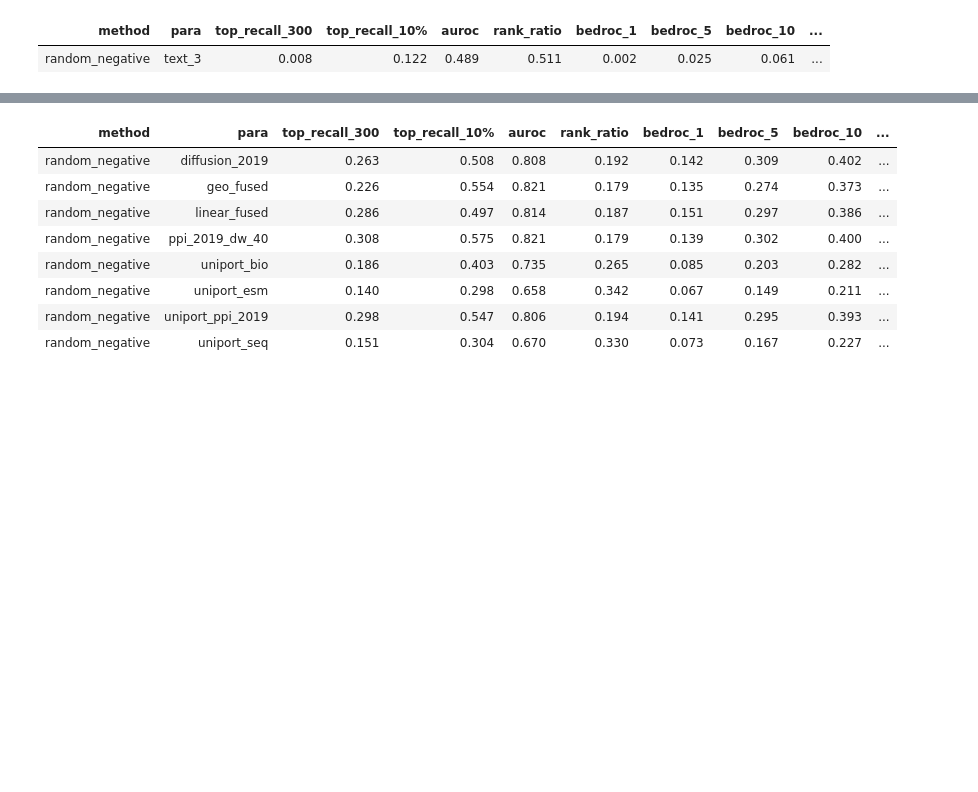
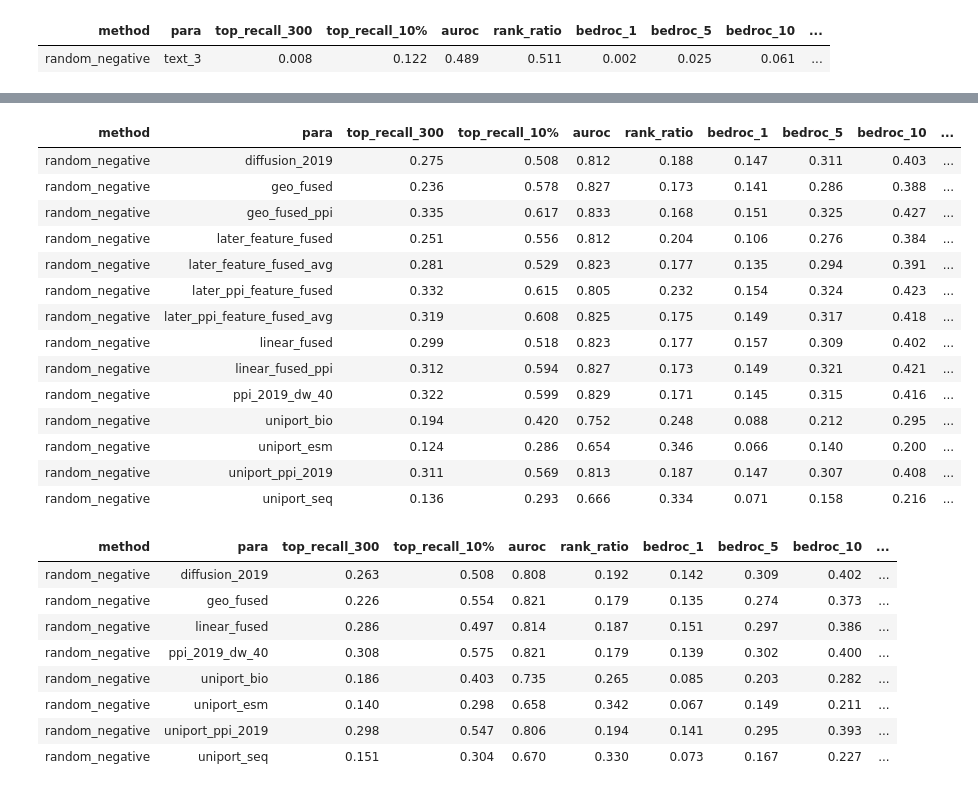
Before and after one commit to ZiyuZhang1/svm, a Jupyter notebook: src/results_analysis_all_bioweights.ipynb, the cells around one changed output, grey strips where cells are left out. Drawn from its saved outputs; the diff is of its cells as text; code cells hidden in the pictures; blank space fills up the shorter version.

```diff
--- a/src/results_analysis_all_bioweights.ipynb
+++ b/src/results_analysis_all_bioweights.ipynb
@@ -669,3 +836,27 @@ prcess_and_save_xlsx(fused_2019,all_avg_df,out_path)
+# %%
+
+root = '/itf-fi-ml/shared/users/ziyuzh/svm/results/2019_df_oob'
+out_path = root+'.xlsx'
+temp_df = pd.read_csv(os.path.join(root,os.listdir(root)[2]))
+
+fused_2019, all_avg_df = show_table(root,ban_list=['C23','C50'],fnum=len(temp_df),fused = True,input_weights = True)
+prcess_and_save_xlsx(fused_2019,all_avg_df,out_path)
+# %% [output]
+| method | para | top_recall_300 | top_recall_10% | auroc | rank_ratio | bedroc_1 | bedroc_5 | bedroc_10 | ... |
+| random_negative | diffusion_2019 | 0.275 | 0.508 | 0.812 | 0.188 | 0.147 | 0.311 | 0.403 | ... |
+| random_negative | geo_fused | 0.236 | 0.578 | 0.827 | 0.173 | 0.141 | 0.286 | 0.388 | ... |
+| random_negative | geo_fused_ppi | 0.335 | 0.617 | 0.833 | 0.168 | 0.151 | 0.325 | 0.427 | ... |
+| random_negative | later_feature_fused | 0.251 | 0.556 | 0.812 | 0.204 | 0.106 | 0.276 | 0.384 | ... |
+| random_negative | later_feature_fused_avg | 0.281 | 0.529 | 0.823 | 0.177 | 0.135 | 0.294 | 0.391 | ... |
+| random_negative | later_ppi_feature_fused | 0.332 | 0.615 | 0.805 | 0.232 | 0.154 | 0.324 | 0.423 | ... |
+| random_negative | later_ppi_feature_fused_avg | 0.319 | 0.608 | 0.825 | 0.175 | 0.149 | 0.317 | 0.418 | ... |
+| random_negative | linear_fused | 0.299 | 0.518 | 0.823 | 0.177 | 0.157 | 0.309 | 0.402 | ... |
+| random_negative | linear_fused_ppi | 0.312 | 0.594 | 0.827 | 0.173 | 0.149 | 0.321 | 0.421 | ... |
+| random_negative | ppi_2019_dw_40 | 0.322 | 0.599 | 0.829 | 0.171 | 0.145 | 0.315 | 0.416 | ... |
+| random_negative | uniport_bio | 0.194 | 0.420 | 0.752 | 0.248 | 0.088 | 0.212 | 0.295 | ... |
+| random_negative | uniport_esm | 0.124 | 0.286 | 0.654 | 0.346 | 0.066 | 0.140 | 0.200 | ... |
+| random_negative | uniport_ppi_2019 | 0.311 | 0.569 | 0.813 | 0.187 | 0.147 | 0.307 | 0.408 | ... |
+| random_negative | uniport_seq | 0.136 | 0.293 | 0.666 | 0.334 | 0.071 | 0.158 | 0.216 | ... |
 # %%
 
 root = '/itf-fi-ml/shared/users/ziyuzh/svm/results/2019_df_oob_mid'
```
Also changed, not shown: parts of 16 cells of this notebook, 50 other files.
